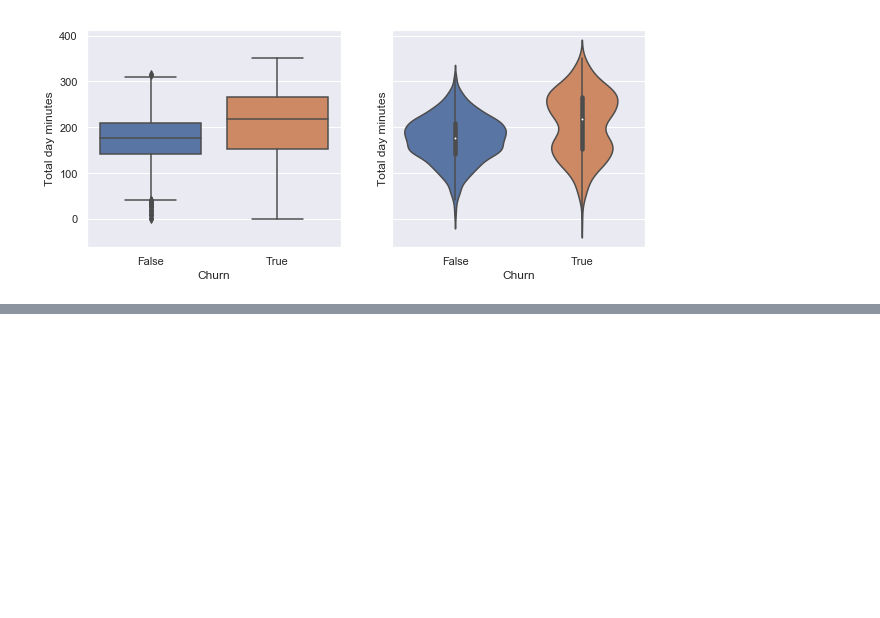
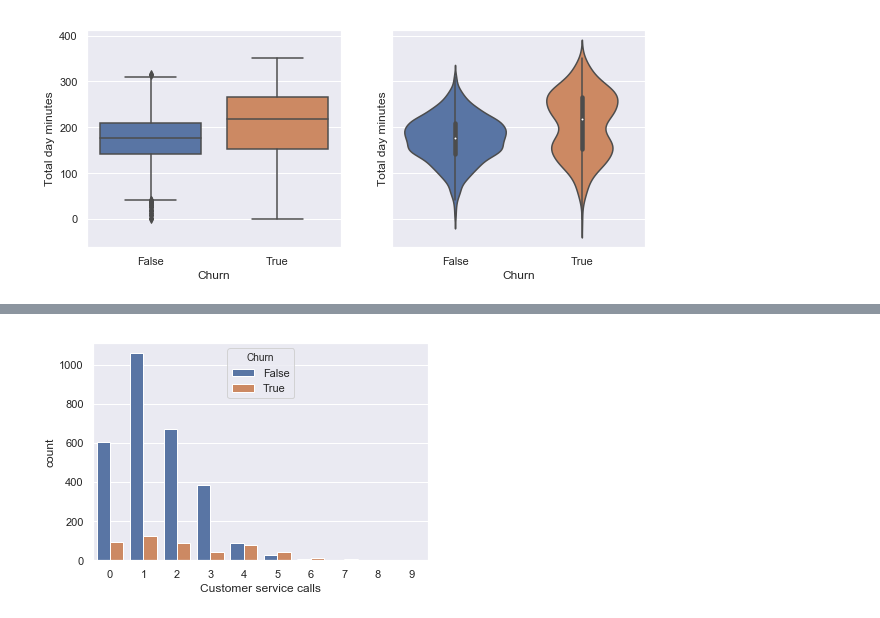
Before and after one commit to apollopower/machine-learning-concepts-review, a Jupyter notebook: mlcourse_ai/data_visualization/Visual Data Analysis; Part 1.ipynb, the cells around one changed output, grey strips where cells are left out. Saved outputs shown, nothing was run; the diff lists cells and outputs as text; code cells hidden in the pictures; blank space fills up the shorter version.

```diff
--- a/mlcourse_ai/data_visualization/Visual Data Analysis; Part 1.ipynb
+++ b/mlcourse_ai/data_visualization/Visual Data Analysis; Part 1.ipynb
@@ -287,0 +308,4 @@ sns.violinplot(x='Churn', y='Total day minutes', data=df, ax=axes[1]);
+# %%
+sns.countplot(x='Customer service calls', hue='Churn', data=df);
+# %% [output]
+[figure, added]
```
Also changed, not shown: parts of 28 cells of this notebook.
